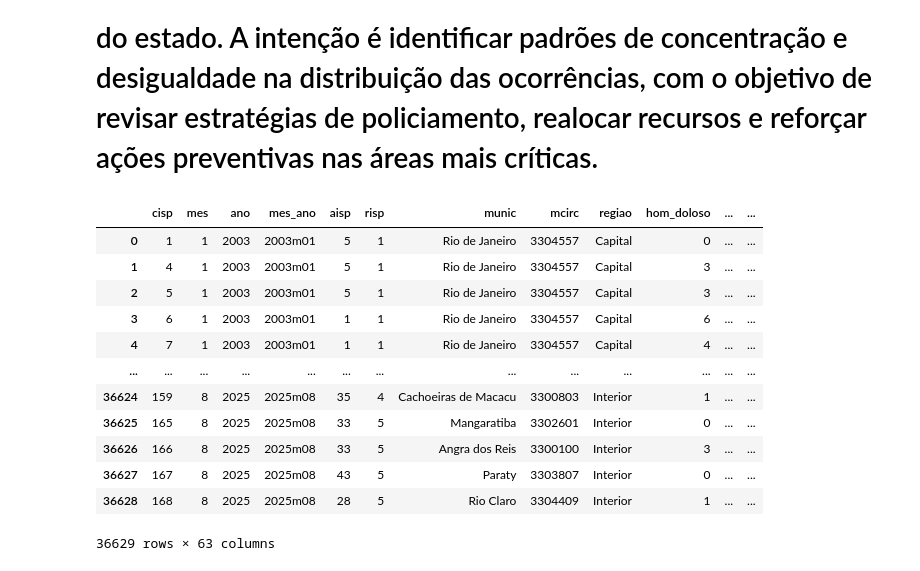
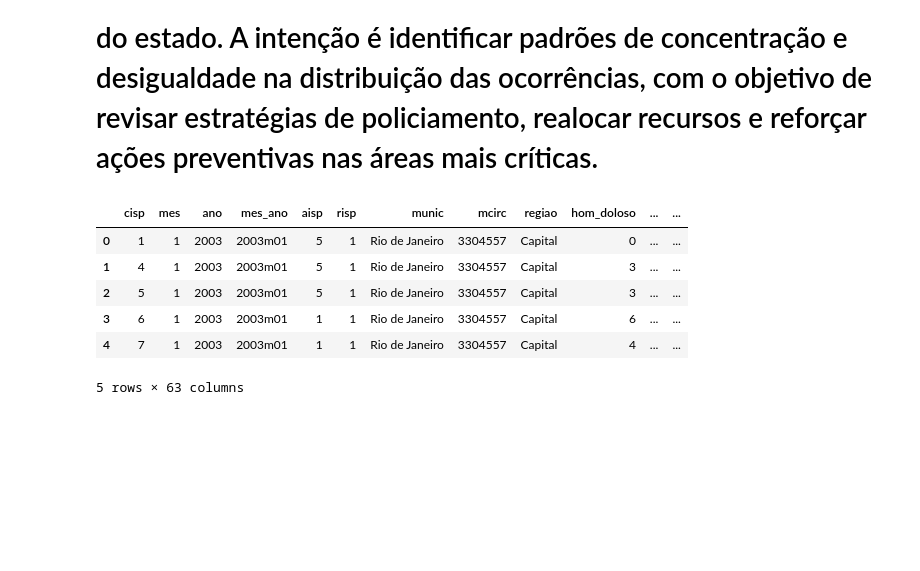
Before and after one commit to leticyanunes/Repo_Senac, a Jupyter notebook: desafio_analitico.ipynb, the cells around one changed output. Saved outputs shown, nothing was run; the diff lists cells and outputs as text; code cells hidden in the pictures; blank space fills up the shorter version.

```diff
--- a/desafio_analitico.ipynb
+++ b/desafio_analitico.ipynb
@@ -5,21 +5,15 @@ import pandas as pd
 import numpy as np
 # %%
 delegacia = pd.read_csv('https://www.ispdados.rj.gov.br/Arquivos/BaseDPEvolucaoMensalCisp.csv', sep = ';',encoding='latin1')
-delegacia
+delegacia.head()
 # %% [output]
 |  | cisp | mes | ano | mes_ano | aisp | risp | munic | mcirc | regiao | hom_doloso | ... | ... |
 | 0 | 1 | 1 | 2003 | 2003m01 | 5 | 1 | Rio de Janeiro | 3304557 | Capital | 0 | ... | ... |
 | 1 | 4 | 1 | 2003 | 2003m01 | 5 | 1 | Rio de Janeiro | 3304557 | Capital | 3 | ... | ... |
 | 2 | 5 | 1 | 2003 | 2003m01 | 5 | 1 | Rio de Janeiro | 3304557 | Capital | 3 | ... | ... |
 | 3 | 6 | 1 | 2003 | 2003m01 | 1 | 1 | Rio de Janeiro | 3304557 | Capital | 6 | ... | ... |
 | 4 | 7 | 1 | 2003 | 2003m01 | 1 | 1 | Rio de Janeiro | 3304557 | Capital | 4 | ... | ... |
-| ... | ... | ... | ... | ... | ... | ... | ... | ... | ... | ... | ... | ... |
-| 36624 | 159 | 8 | 2025 | 2025m08 | 35 | 4 | Cachoeiras de Macacu | 3300803 | Interior | 1 | ... | ... |
-| 36625 | 165 | 8 | 2025 | 2025m08 | 33 | 5 | Mangaratiba | 3302601 | Interior | 0 | ... | ... |
-| 36626 | 166 | 8 | 2025 | 2025m08 | 33 | 5 | Angra dos Reis | 3300100 | Interior | 3 | ... | ... |
-| 36627 | 167 | 8 | 2025 | 2025m08 | 43 | 5 | Paraty | 3303807 | Interior | 0 | ... | ... |
-| 36628 | 168 | 8 | 2025 | 2025m08 | 28 | 5 | Rio Claro | 3304409 | Interior | 1 | ... | ... |
-36629 rows × 63 columns
+5 rows × 63 columns
 # %%
 # Agrupar os dados por delegacia, somando o total de furtos registrados
 
```
Also changed, not shown: parts of 17 cells of this notebook, 2 other files.
